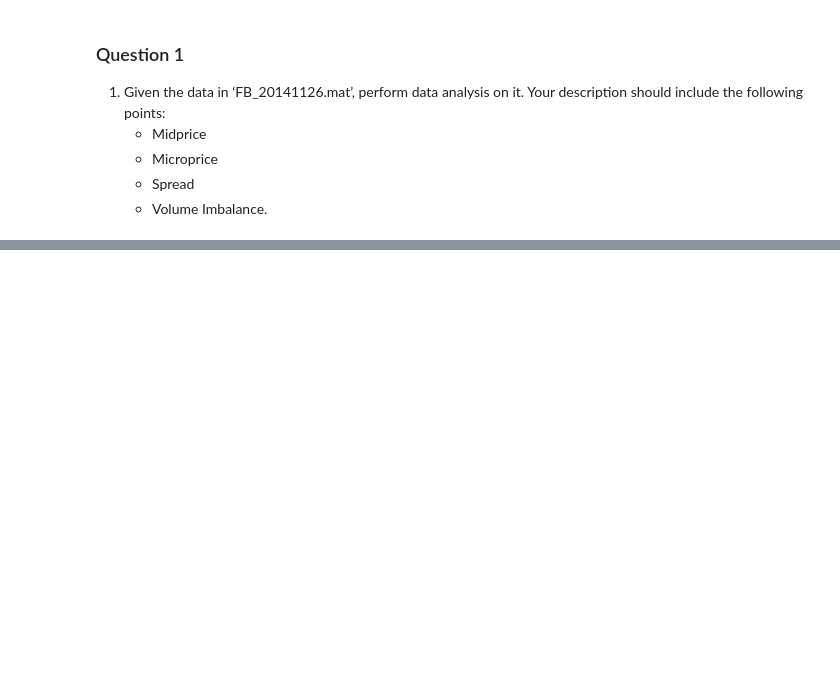
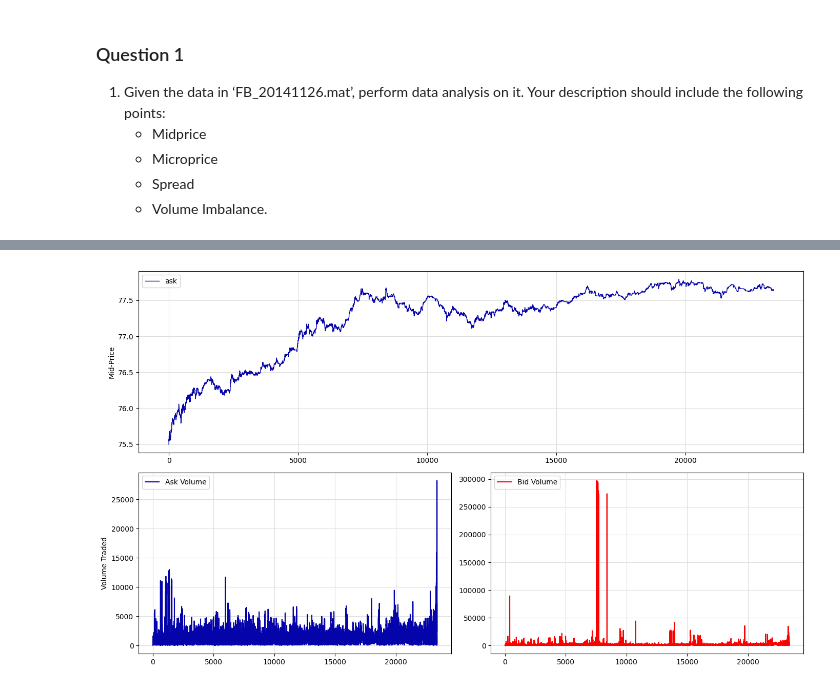
Before and after one commit to ROB-MRS/High-Frequency-Trading-Assignment-I, a Jupyter notebook: Question_I.ipynb, the cells around one changed output, grey strips where cells are left out. Cells and saved outputs as stored; diff of their text form; code cells hidden in the pictures; blank space fills up the shorter version.

```diff
--- a/Question_I.ipynb
+++ b/Question_I.ipynb
@@ -75,0 +67,31 @@ plt.show()
+# %%
+fig = plt.figure(figsize=(14, 8))
+
+# Top chart: Mid-Price spanning the first row
+ax1 = plt.subplot2grid((2, 2), (0, 0), colspan=2)
+ax1.plot(DATA.index, DATA['ask'], color='#0504aa', linewidth=1)
+# ax1.plot(DATA.index, DATA['bid'], color='red', linewidth=0.5, linestyle='--')
+ax1.set_ylabel('Mid-Price')
+ax1.legend(['ask', 'bid'], loc='upper left')
+ax1.grid(True, color="#dedede")
+
+# Bottom left chart: Ask Volume
+ax2 = plt.subplot2grid((2, 2), (1, 0))
+ax2.plot(DATA.index, DATA['askVolume'], label='Ask Volume', color='#0504aa')
+ax2.set_ylabel('Volume Traded')
+ax2.legend(['Ask Volume'], loc='upper left')
+ax2.grid(True, color="#dedede")
+
+# Bottom right chart: Bid Volume
+ax3 = plt.subplot2grid((2, 2), (1, 1))
+ax3.plot(DATA.index, DATA['bidVolume'], label='Bid Volume', color='red')
+ax3.legend(['Bid Volume'], loc='upper left')
+ax3.grid(True, color="#dedede")
+
+# Adjusting the layout
+plt.tight_layout()
+
+# Show plot
+plt.show()
+# %% [output]
+[figure, added]
```
Also changed, not shown: parts of 8 cells of this notebook, 2 other files.
